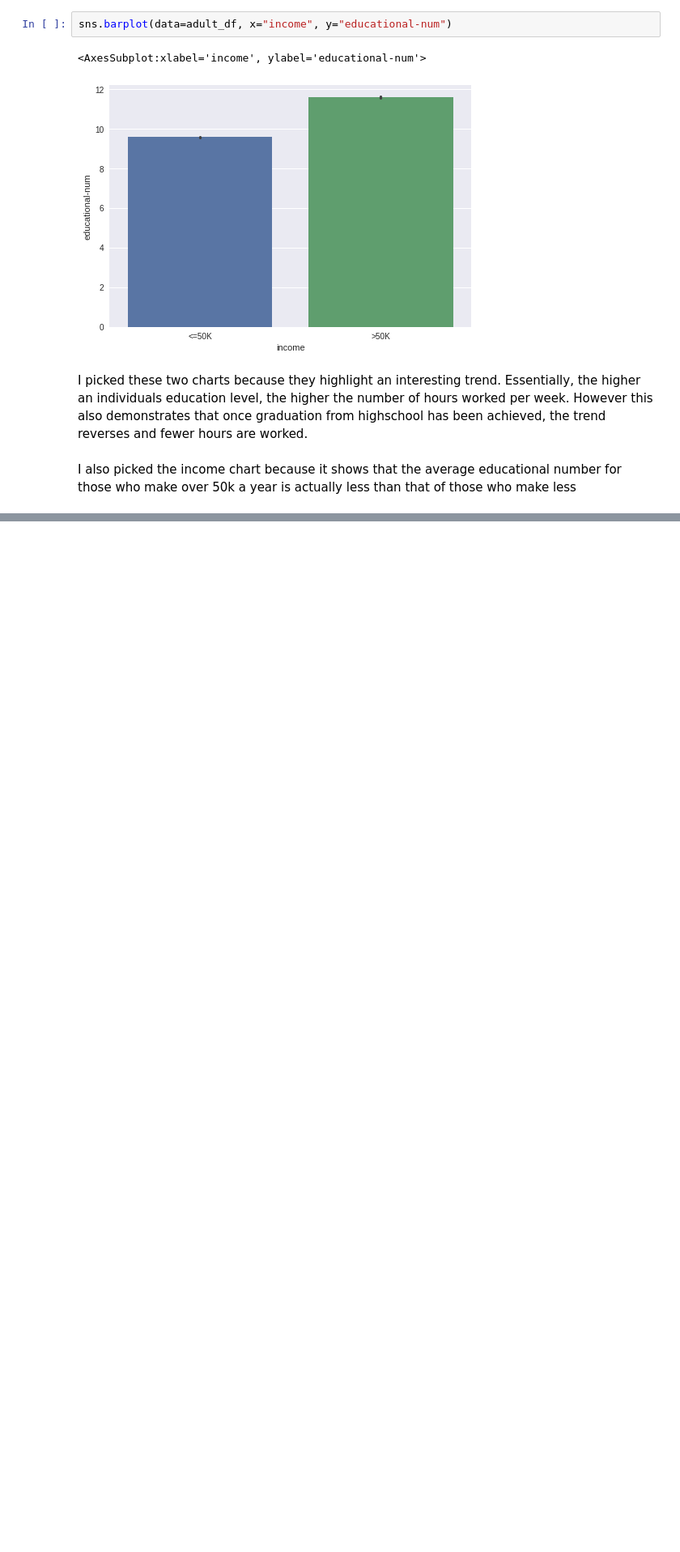
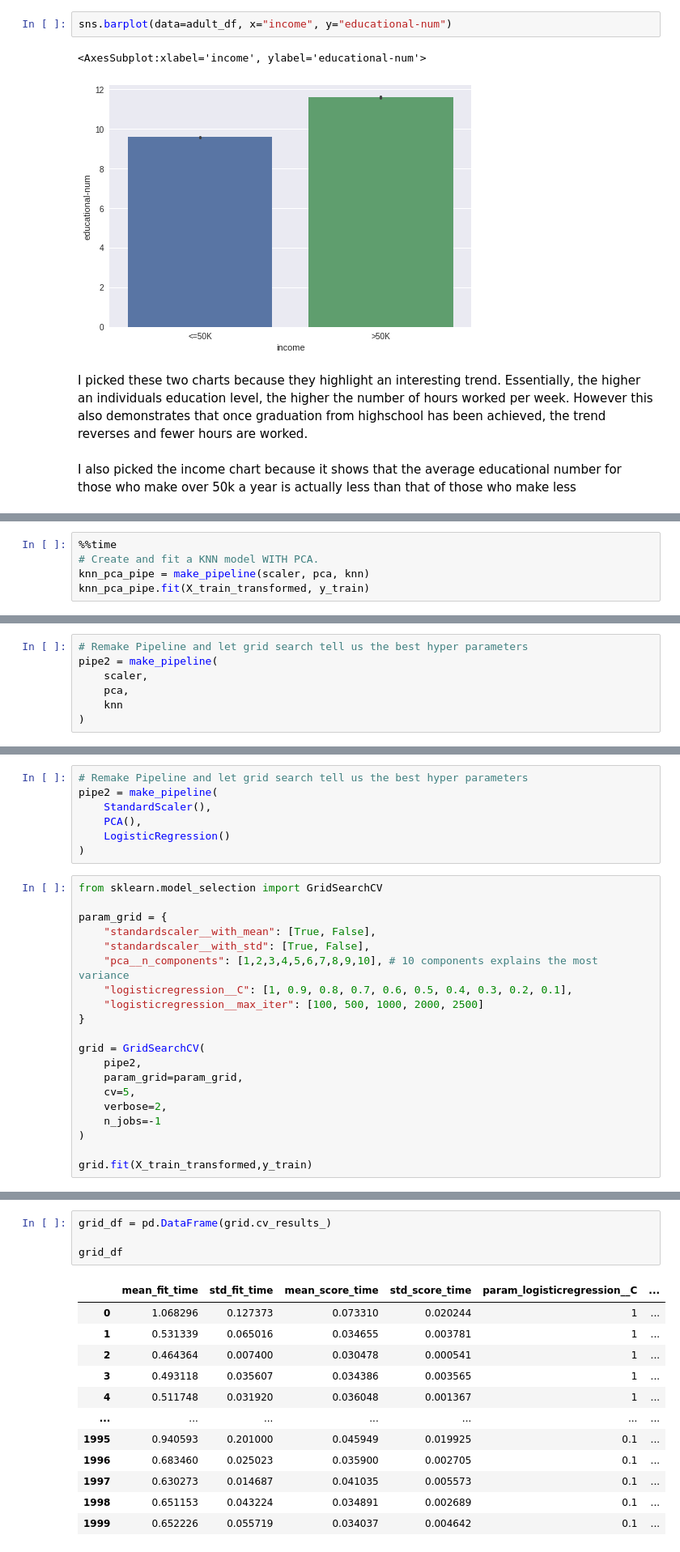
Before and after one commit to Ammon-Snell/Machine-Learning-Exercise, a Jupyter notebook: Adult_Income.ipynb, the cells around one changed output, grey strips where cells are left out. Shown: that part at 81% size. Drawn from its saved outputs; the diff is of its cells as text; blank space fills up the shorter version.

```diff
--- a/Adult_Income.ipynb
+++ b/Adult_Income.ipynb
@@ -408,0 +504,5 @@ I also picked the income chart because it shows that the average educational num
+# %%
+%%time
+# Create and fit a KNN model WITH PCA.
+knn_pca_pipe = make_pipeline(scaler, pca, knn)
+knn_pca_pipe.fit(X_train_transformed, y_train)
@@ -408,0 +515,7 @@ I also picked the income chart because it shows that the average educational num
+# %%
+# Remake Pipeline and let grid search tell us the best hyper parameters
+pipe2 = make_pipeline(
+    scaler,
+    pca,
+    knn
+)
@@ -408,0 +605,27 @@ I also picked the income chart because it shows that the average educational num
+# %%
+# Remake Pipeline and let grid search tell us the best hyper parameters
+pipe2 = make_pipeline(
+    StandardScaler(),
+    PCA(),
+    LogisticRegression()
+)
+# %%
+from sklearn.model_selection import GridSearchCV
+
+param_grid = {
+    "standardscaler__with_mean": [True, False],
+    "standardscaler__with_std": [True, False],
+    "pca__n_components": [1,2,3,4,5,6,7,8,9,10], # 10 components explains the most variance
+    "logisticregression__C": [1, 0.9, 0.8, 0.7, 0.6, 0.5, 0.4, 0.3, 0.2, 0.1],
+    "logisticregression__max_iter": [100, 500, 1000, 2000, 2500]
+}
+
+grid = GridSearchCV(
+    pipe2,
+    param_grid=param_grid,
+    cv=5,
+    verbose=2,
+    n_jobs=-1
+)
+
+grid.fit(X_train_transformed,y_train)
@@ -408,0 +648,17 @@ I also picked the income chart because it shows that the average educational num
+# %%
+grid_df = pd.DataFrame(grid.cv_results_)
+
+grid_df
+# %% [output]
+|  | mean_fit_time | std_fit_time | mean_score_time | std_score_time | param_logisticregression__C | ... |
+| 0 | 1.068296 | 0.127373 | 0.073310 | 0.020244 | 1 | ... |
+| 1 | 0.531339 | 0.065016 | 0.034655 | 0.003781 | 1 | ... |
+| 2 | 0.464364 | 0.007400 | 0.030478 | 0.000541 | 1 | ... |
+| 3 | 0.493118 | 0.035607 | 0.034386 | 0.003565 | 1 | ... |
+| 4 | 0.511748 | 0.031920 | 0.036048 | 0.001367 | 1 | ... |
+| ... | ... | ... | ... | ... | ... | ... |
+| 1995 | 0.940593 | 0.201000 | 0.045949 | 0.019925 | 0.1 | ... |
+| 1996 | 0.683460 | 0.025023 | 0.035900 | 0.002705 | 0.1 | ... |
+| 1997 | 0.630273 | 0.014687 | 0.041035 | 0.005573 | 0.1 | ... |
+| 1998 | 0.651153 | 0.043224 | 0.034891 | 0.002689 | 0.1 | ... |
+| 1999 | 0.652226 | 0.055719 | 0.034037 | 0.004642 | 0.1 | ... |
```
Also changed, not shown: parts of 32 cells of this notebook.
